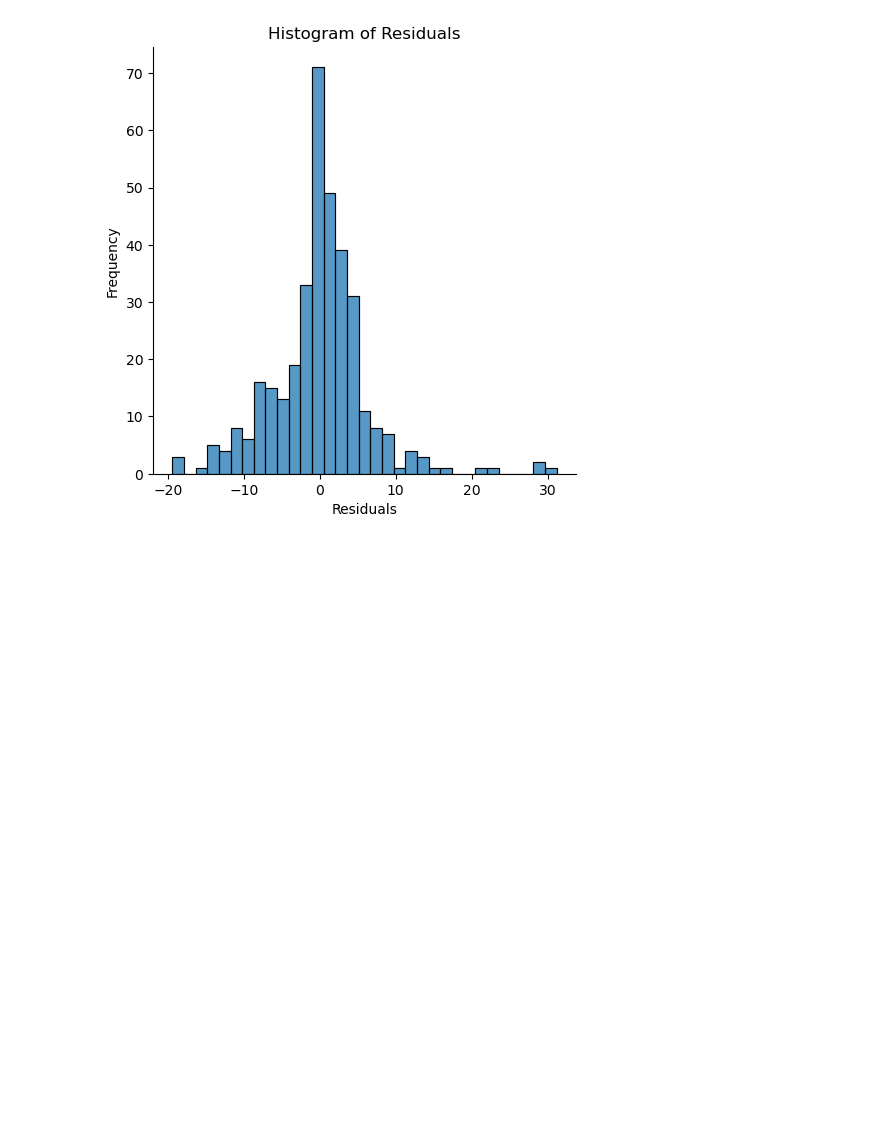
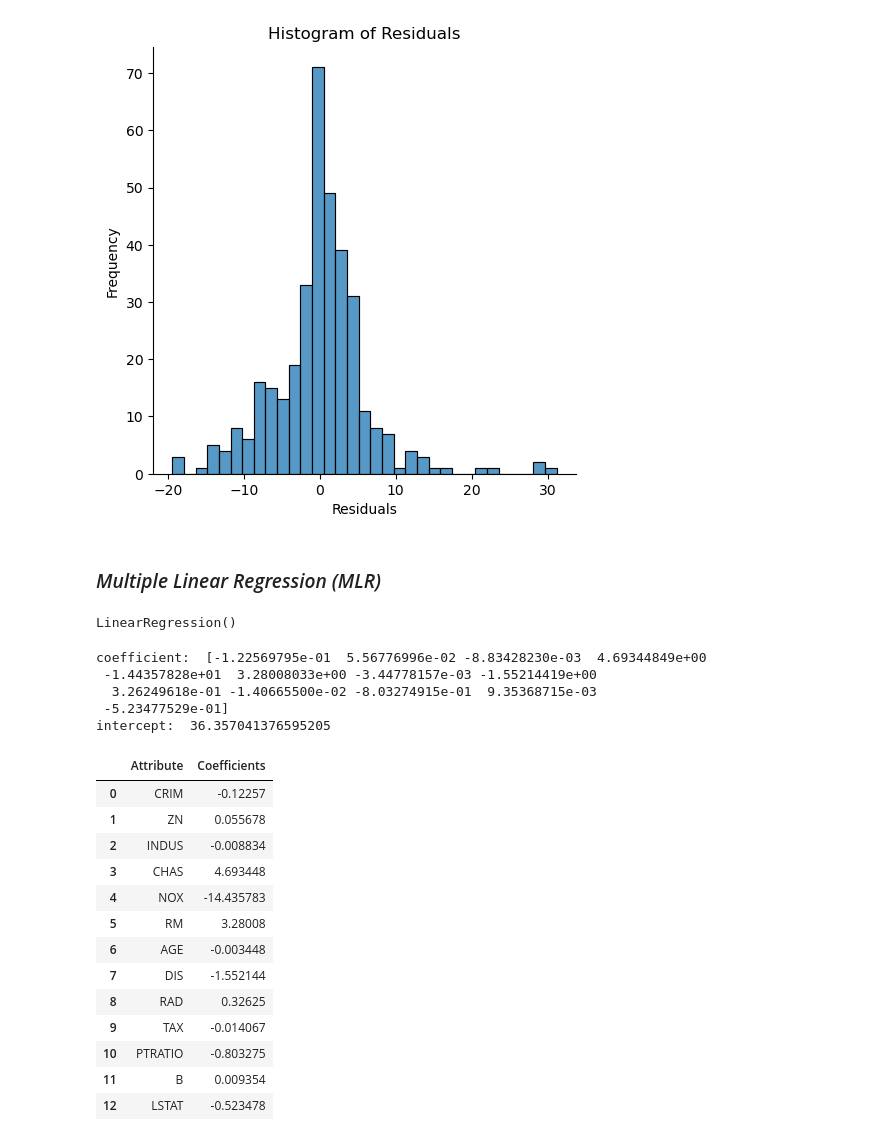
Before and after one commit to amirhosein-ziaei/Machine_Learning_Course, a Jupyter notebook: Linear_Regression/Linear_Regression_Multi_Variables.ipynb, the cells around one changed output. Saved outputs shown, nothing was run; the diff lists cells and outputs as text; code cells hidden in the pictures; blank space fills up the shorter version.

Commit message:
traing multivariable linear regression

```diff
--- a/Linear_Regression/Linear_Regression_Multi_Variables.ipynb
+++ b/Linear_Regression/Linear_Regression_Multi_Variables.ipynb
@@ -270,3 +270,54 @@ plt.ylabel("Frequency")
 plt.show()
 # %% [output]
 [figure]
+# %% [markdown]
+### *Multiple Linear Regression (MLR)*
+# %%
+# Spliting target variable and independent variables
+X = data.drop(['PRICE'], axis = 1)
+y = data['PRICE']
+# %%
+# Splitting to training and testing data
+
+from sklearn.model_selection import train_test_split
+X_train, X_test, y_train, y_test = train_test_split(X,y, test_size = 0.3, random_state = 4)
+# %%
+# Import library for Linear Regression
+from sklearn.linear_model import LinearRegression
+
+# Create a Linear regressor
+mlr = LinearRegression()
+
+# Train the model using the training sets
+mlr.fit(X_train, y_train)
+# %% [output]
+LinearRegression()
+# %%
+print("coefficient: ",mlr.coef_)
+print("intercept: ",mlr.intercept_)
+# %% [output]
+coefficient:  [-1.22569795e-01  5.56776996e-02 -8.83428230e-03  4.69344849e+00
+ -1.44357828e+01  3.28008033e+00 -3.44778157e-03 -1.55214419e+00
+  3.26249618e-01 -1.40665500e-02 -8.03274915e-01  9.35368715e-03
+ -5.23477529e-01]
+intercept:  36.357041376595205
+# %%
+#Converting the coefficient values to a dataframe
+coeffcients = pd.DataFrame([X_train.columns,mlr.coef_]).T
+coeffcients = coeffcients.rename(columns={0: 'Attribute', 1: 'Coefficients'})
+coeffcients
+# %% [output]
+|  | Attribute | Coefficients |
+| 0 | CRIM | -0.12257 |
+| 1 | ZN | 0.055678 |
+| 2 | INDUS | -0.008834 |
+| 3 | CHAS | 4.693448 |
+| 4 | NOX | -14.435783 |
+| 5 | RM | 3.28008 |
+| 6 | AGE | -0.003448 |
+| 7 | DIS | -1.552144 |
+| 8 | RAD | 0.32625 |
+| 9 | TAX | -0.014067 |
+| 10 | PTRATIO | -0.803275 |
+| 11 | B | 0.009354 |
+| 12 | LSTAT | -0.523478 |
```
Also changed, not shown: 1 other file.
